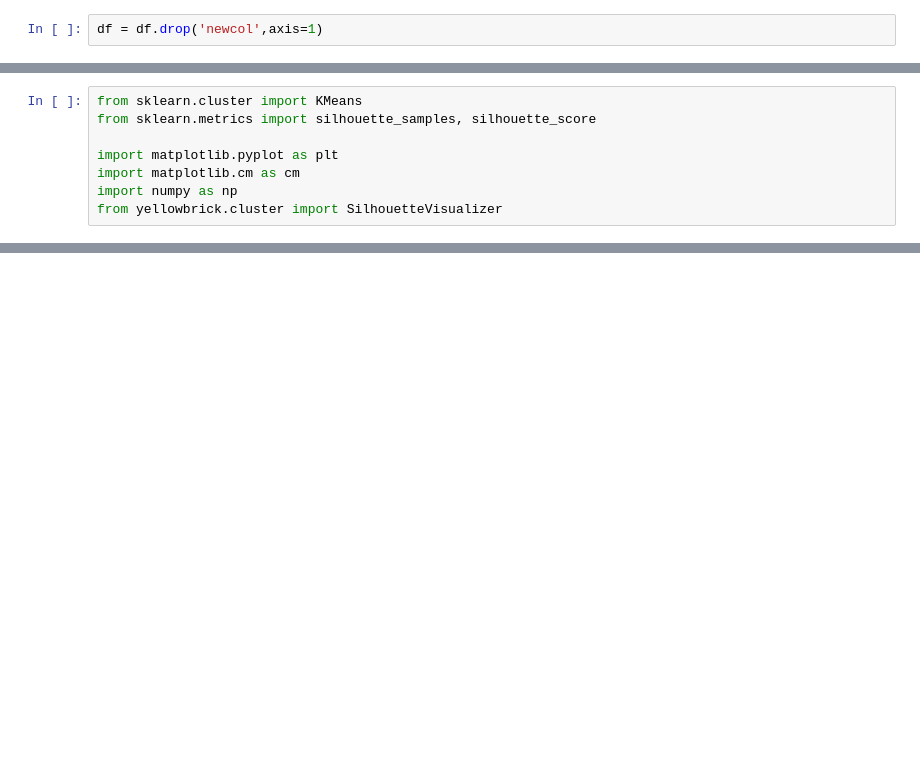
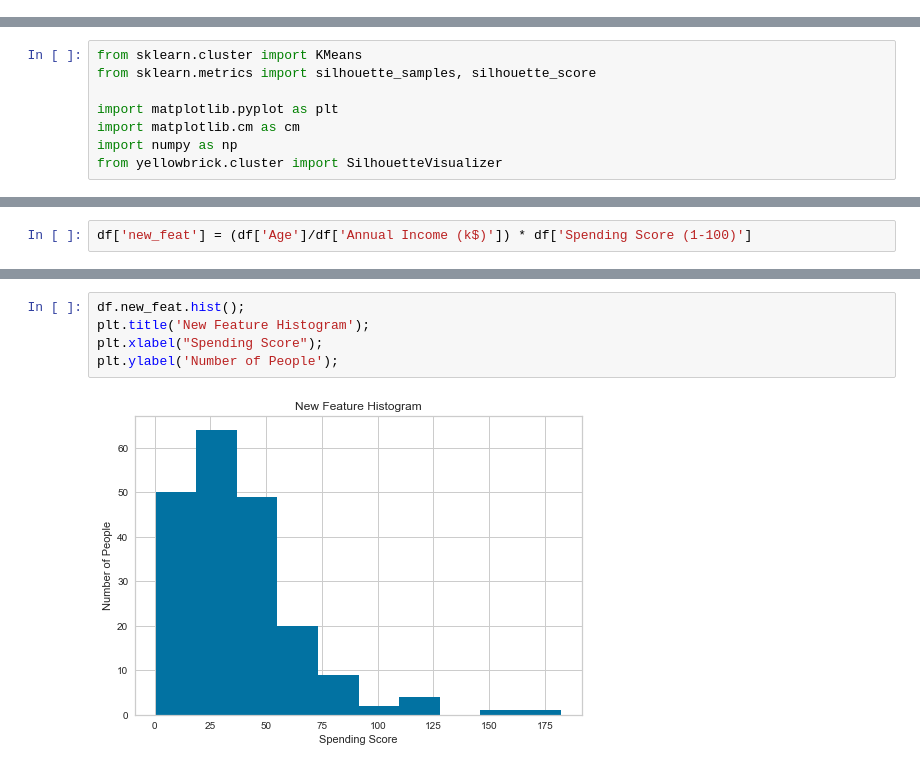
Before and after one commit to ipatel467/Customer-Segmentation, a Jupyter notebook: index.ipynb, the cells around one changed output, grey strips where cells are left out. Cells and saved outputs as stored; diff of their text form; blank space fills up the shorter version.

```diff
--- a/index.ipynb
+++ b/index.ipynb
@@ -563,8 +565,6 @@ df.head()
 | 2 | 3 | 1 | 20 | 16 | 6 | 2.666667 |
 | 3 | 4 | 1 | 23 | 16 | 77 | 0.207792 |
 | 4 | 5 | 1 | 31 | 17 | 40 | 0.425000 |
-# %%
-df = df.drop('newcol',axis=1)
 # %%
 df.head()
 # %% [output]
@@ -609,0 +618,2 @@ ValueError: Incorrect number of features. Got 5 features, expected 6
+# %%
+df['new_feat'] = (df['Age']/df['Annual Income (k$)']) * df['Spending Score (1-100)']
@@ -609,0 +629,7 @@ ValueError: Incorrect number of features. Got 5 features, expected 6
+# %%
+df.new_feat.hist();
+plt.title('New Feature Histogram');
+plt.xlabel("Spending Score");
+plt.ylabel('Number of People');
+# %% [output]
+[figure, added]
```
Also changed, not shown: parts of 11 cells of this notebook.
